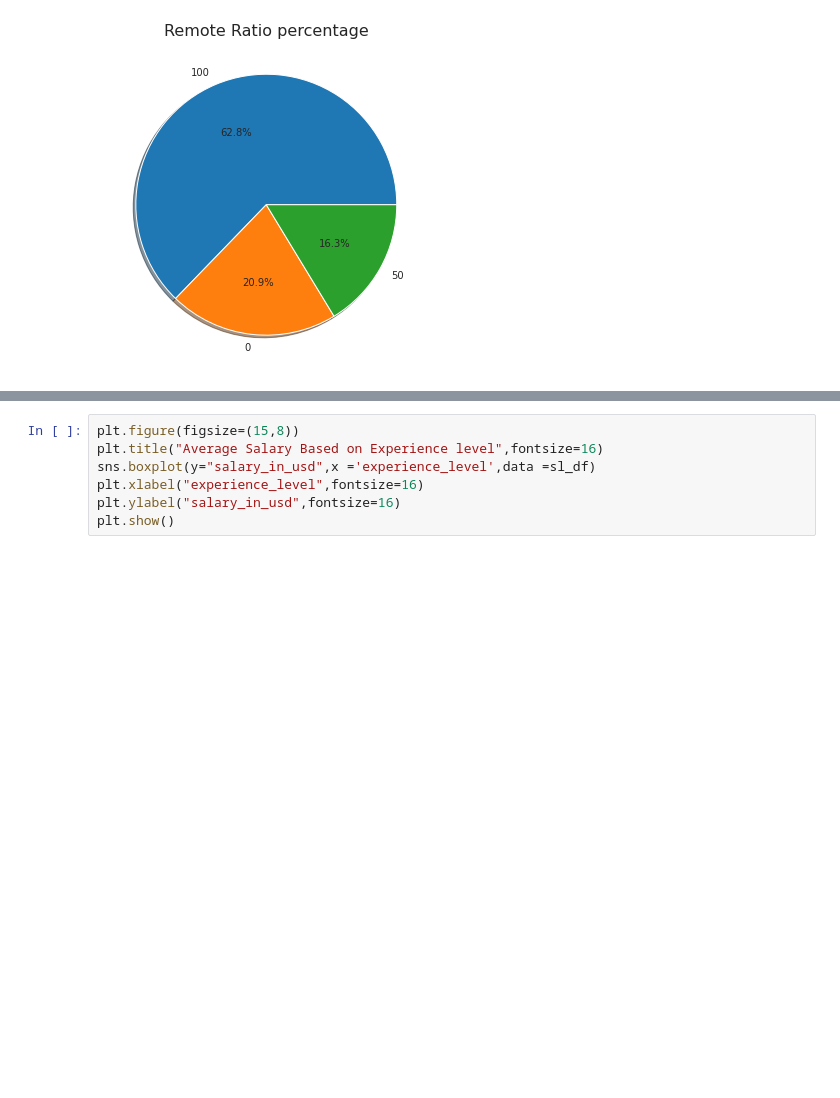
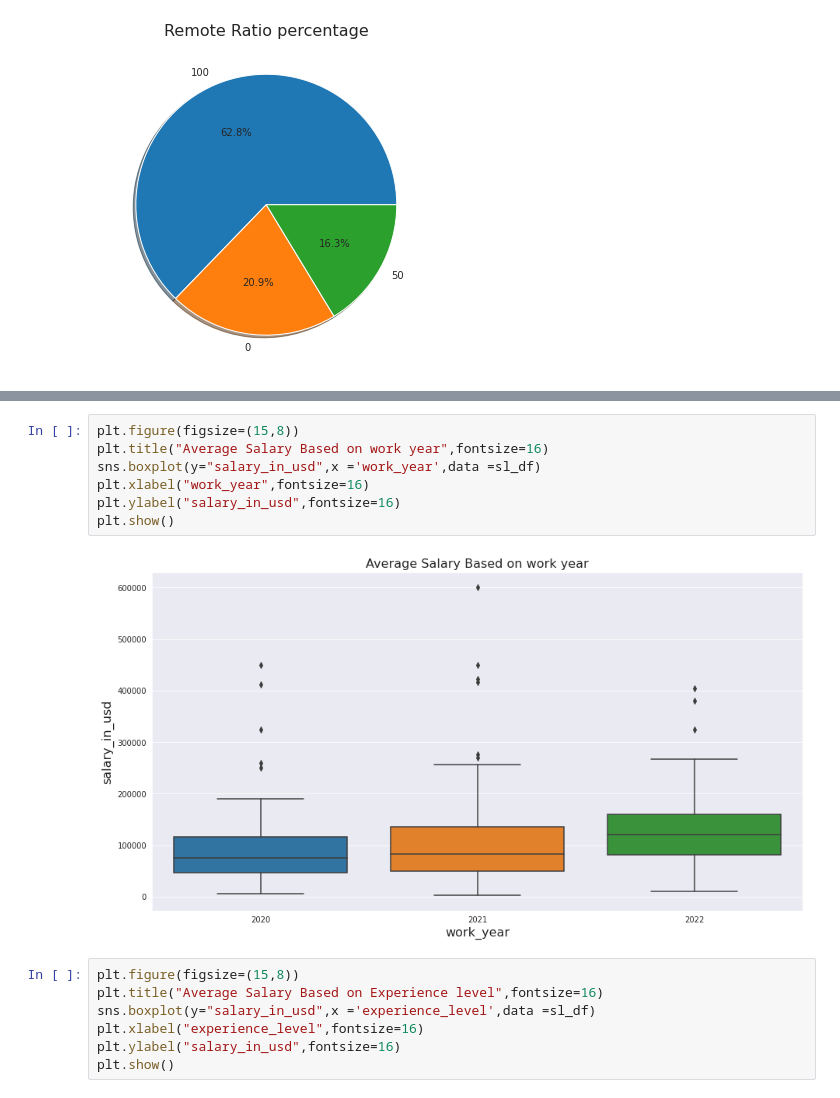
Before and after one commit to Navjotkhatri/Data-Scientist-Salary-Analysis, a Jupyter notebook: Data_Scientist_worldwide_Salary_Analysis.ipynb, the cells around one changed output, grey strips where cells are left out. Saved outputs shown, nothing was run; the diff lists cells and outputs as text; blank space fills up the shorter version.

```diff
--- a/Data_Scientist_worldwide_Salary_Analysis.ipynb
+++ b/Data_Scientist_worldwide_Salary_Analysis.ipynb
@@ -220,6 +220,15 @@ sl_df.head()
 | 2 | 2020 | SE | FT | Big Data Engineer | 85000 | GBP | 109024 | ... |
 | 3 | 2020 | MI | FT | Product Data Analyst | 20000 | USD | 20000 | ... |
 | 4 | 2020 | SE | FT | Machine Learning Engineer | 150000 | USD | 150000 | ... |
+# %%
+plt.figure(figsize=(15,8))
+plt.title("Average Salary Based on work year",fontsize=16)
+sns.boxplot(y="salary_in_usd",x ='work_year',data =sl_df)
+plt.xlabel("work_year",fontsize=16)
+plt.ylabel("salary_in_usd",fontsize=16)
+plt.show()
+# %% [output]
+[figure, added]
 # %%
 plt.figure(figsize=(15,8))
 plt.title("Average Salary Based on Experience level",fontsize=16)
```
Also changed, not shown: parts of 3 cells of this notebook.
